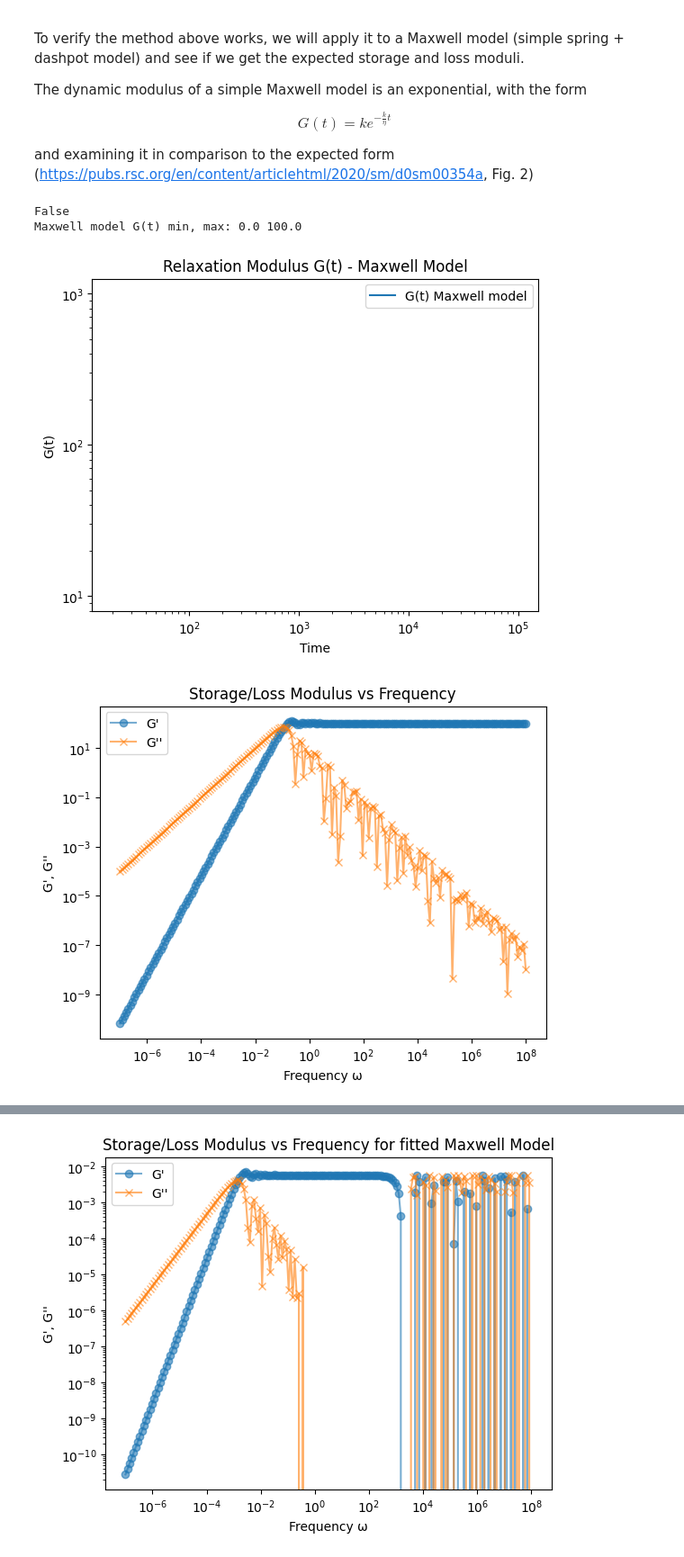
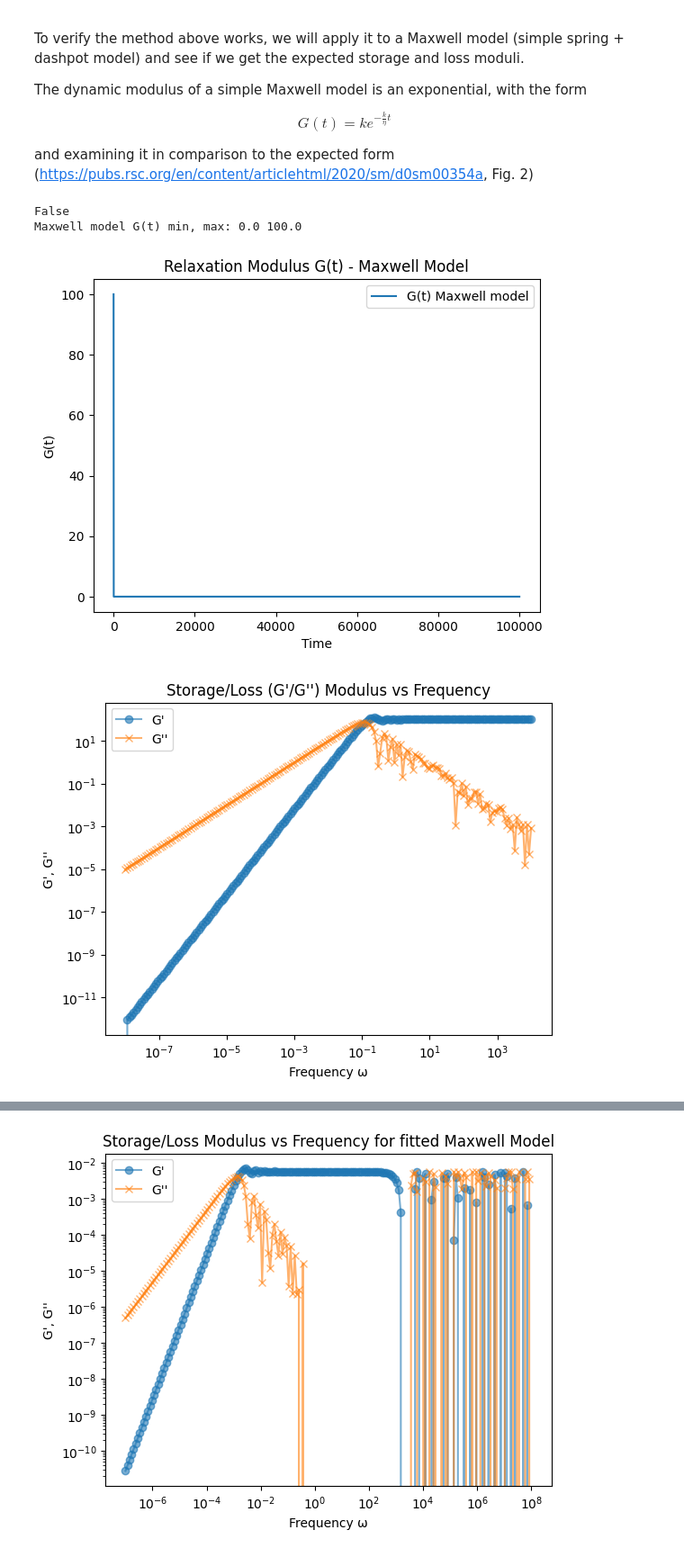
Before and after one commit to anotherbeaver/amine_polymers, a Jupyter notebook: logs/storage_loss_moduli.ipynb, the cells around one changed output, grey strips where cells are left out. Shown: that part at 90% size. Cells and saved outputs as stored; diff of their text form; code cells hidden in the pictures.

```diff
--- a/logs/storage_loss_moduli.ipynb
+++ b/logs/storage_loss_moduli.ipynb
@@ -71,10 +71,10 @@ import pandas as pd
 import numpy as np
 
 
-file = f"logs/press_50_spacing15_seed200.dat"
+file = f"logs/press_50_spacing10_seed200.dat"
 data = pd.read_csv(file, delimiter=' ', skiprows=3, index_col=False, names=['time', 'px_y', 'px_z', 'py_z', 'pxy', 'pxz', 'pyz'])
-t_start = 0
-t_end = 1000
+t_start = 7e-1
+t_end = 5e2
 # start = 0
 
 data = data[data['time'] >= t_start]
@@ -108,0 +109,19 @@ number of negative values: 33
+# %%
+# simple fourier integral calculation of G' and G'' with numpy fft
+
+import numpy as np
+
+n = 200
+omega = np.logspace(-8, 4, n)
+
+G_star = np.fft.fft(G_t)
+freqs = np.fft.fftfreq(len(t), d=(t[1]-t[0]))
+Gp = np.interp(omega / (2 * np.pi), freqs, G_star.real)
+Gpp = np.interp(omega / (2 * np.pi), freqs, G_star.imag)
+plt.plot(omega, Gp, marker='o', alpha=0.6, label="G' fft")
+plt.plot(omega, Gpp, marker='x', alpha=0.6, label="G'' fft")
+plt.xlabel('Frequency ω')
+plt.ylabel("G', G''")
+plt.title("Storage/Loss (G'/G'') Modulus vs Frequency - FFT")
+plt.legend()
+plt.show()
@@ -471,7 +492,8 @@ G_t = k * np.exp(- (k / eta) * t)
 print(np.any(~np.isfinite(G_t))) # should be False
 print("Maxwell model G(t) min, max:", G_t.min(), G_t.max())
 
-plt.loglog(t, G_t , label='G(t) Maxwell model')
+# plt.loglog(t, G_t , label='G(t) Maxwell model')
+plt.plot(t, G_t , label='G(t) Maxwell model')
 plt.xlabel('Time')
 plt.ylabel('G(t)')
 plt.title('Relaxation Modulus G(t) - Maxwell Model')
@@ -480,22 +502,22 @@ plt.show()
 # %% [output]
 False
 Maxwell model G(t) min, max: 0.0 100.0
-[figure, old version]
+[figure, new version]
 # %%
 
 # n data points
 n = 200
-omega = np.logspace(-7, 8, n)
+omega = np.logspace(-8, 4, n)
 F, Gp, Gpp = fourier_integral_moduli(t, G_t, omega)
 plt.loglog(omega, Gp, marker='o', alpha=0.6, label="G'")
 plt.loglog(omega, Gpp, marker='x', alpha=0.6, label="G''")
 plt.xlabel('Frequency ω')
 plt.ylabel("G', G''")
-plt.title("Storage/Loss Modulus vs Frequency")
+plt.title("Storage/Loss (G'/G'') Modulus vs Frequency")
 plt.legend()
 plt.show()
 # %% [output]
-[figure, old version]
+[figure, new version]
 # %%
 from matplotlib import pyplot as plt
 import pandas as pd
```
Also changed, not shown: parts of 6 cells of this notebook, 5 other files.
